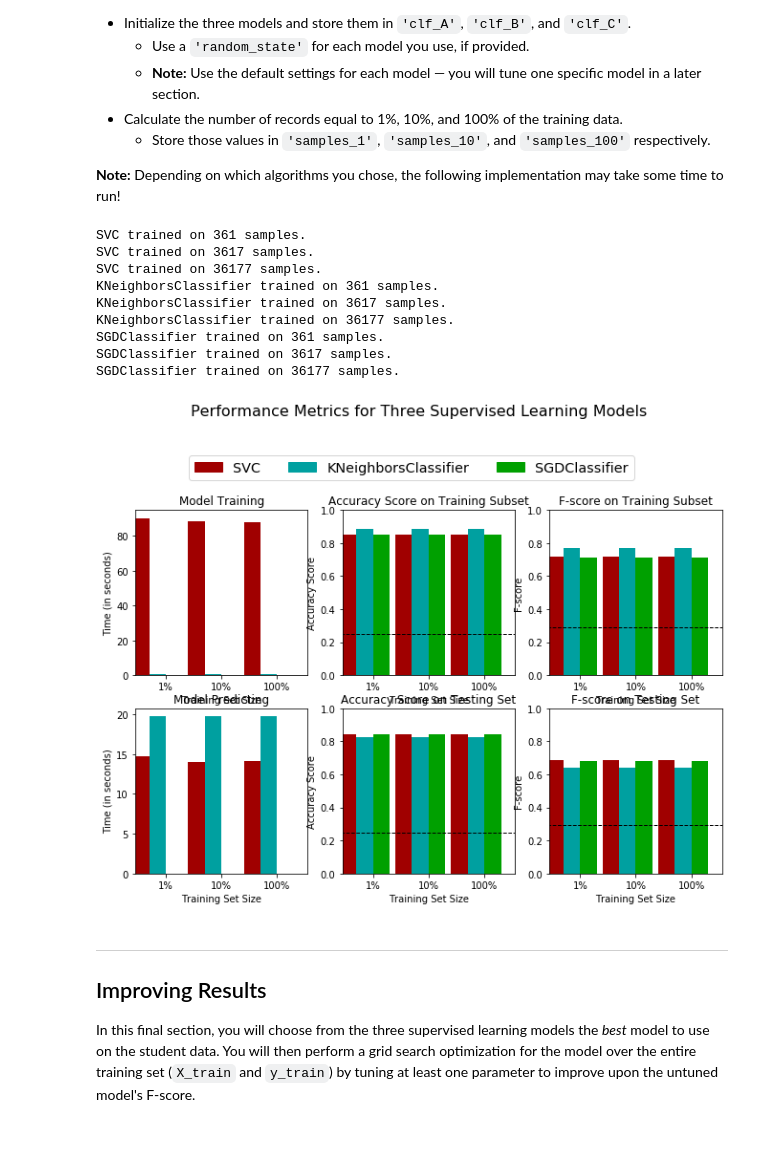
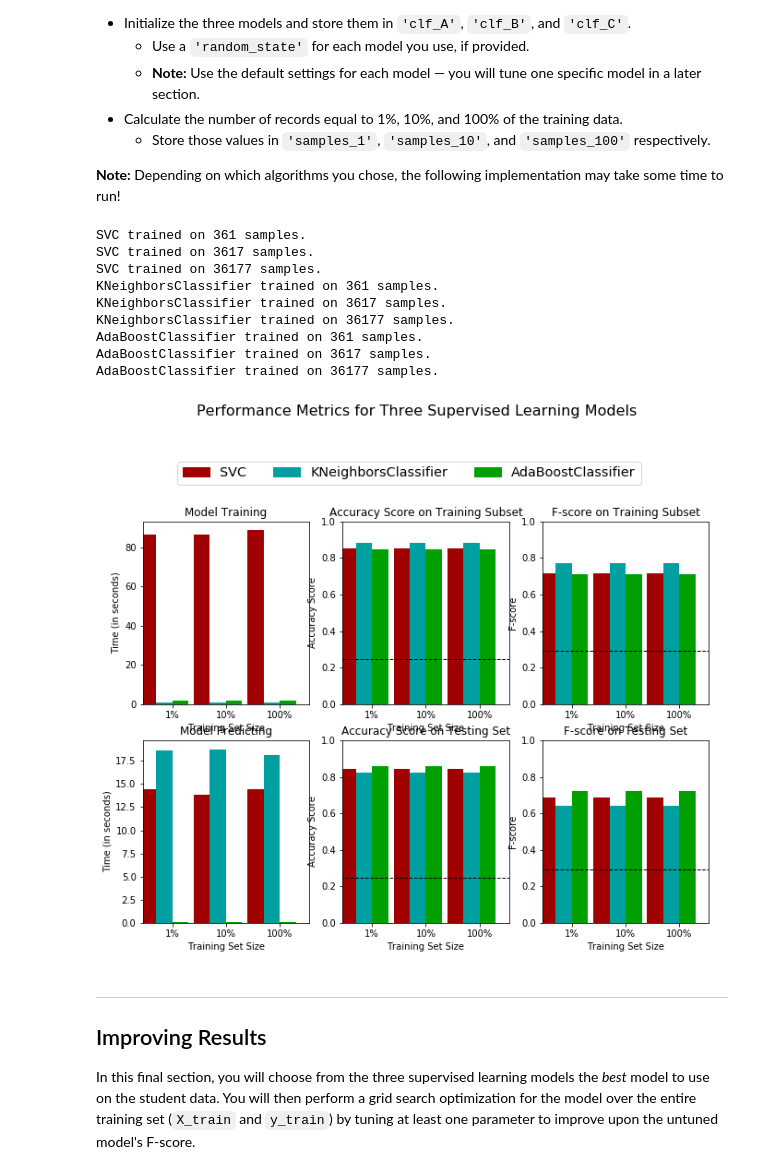
Before and after one commit to antran511/Finding-Donors-for-CharityML, a Jupyter notebook: finding_donors.ipynb, the cells around one changed output. Drawn from its saved outputs; the diff is of its cells as text; code cells hidden in the pictures; blank space fills up the shorter version.

```diff
--- a/finding_donors.ipynb
+++ b/finding_donors.ipynb
@@ -164,12 +178,13 @@ Additionally, as with the non-numeric features, we need to convert the non-numer
 features_final = pd.get_dummies(features_log_minmax_transform)
 
 # TODO: Encode the 'income_raw' data to numerical values
-income = income_raw.replace({'<=50K':0, '>50K':1})
+income = income_raw.apply(lambda x: 1 if x == ">50K" else 0)
+
 # Print the number of features after one-hot encoding
 encoded = list(features_final.columns)
 print("{} total features after one-hot encoding.".format(len(encoded)))
 
-# Uncomment the following line to see the encoded feature namesp
+# Uncomment the following line to see the encoded feature names
 print(encoded)
 # %% [output]
 103 total features after one-hot encoding.
@@ -437,42 +451,42 @@ In the code cell, you will need to implement the following:
 # %%
 # TODO: Import the three supervised learning models from sklearn
 from sklearn.svm import SVC
-from sklearn.linear_model import SGDClassifier
+from sklearn.ensemble import AdaBoostClassifier
 from sklearn.neighbors import KNeighborsClassifier
 # TODO: Initialize the three models
 clf_A = SVC( random_state = 5, gamma ='scale')
 clf_B = KNeighborsClassifier()
-clf_C = SGDClassifier(random_state = 5)
+clf_C = AdaBoostClassifier(random_state=5)
 
 # TODO: Calculate the number of samples for 1%, 10%, and 100% of the training data
 # HINT: samples_100 is the entire training set i.e. len(y_train)
 # HINT: samples_10 is 10% of samples_100 (ensure to set the count of the values to be `int` and not `float`)
 # HINT: samples_1 is 1% of samples_100 (ensure to set the count of the values to be `int` and not `float`)
 samples_100 = len(y_train)
 samples_10 = int(samples_100 * 0.1)
 samples_1 = int(samples_100 * 0.01)
 
 # Collect results on the learners
 results = {}
 for clf in [clf_A, clf_B, clf_C]:
     clf_name = clf.__class__.__name__
     results[clf_name] = {}
     for i, samples in enumerate([samples_1, samples_10, samples_100]):
         results[clf_name][i] = \
         train_predict(clf, samples, X_train, y_train, X_test, y_test)
 # Run metrics visualization for the three supervised learning models chosen
 vs.evaluate(results, accuracy, fscore)
 # %% [output]
 SVC trained on 361 samples.
 SVC trained on 3617 samples.
 SVC trained on 36177 samples.
 KNeighborsClassifier trained on 361 samples.
 KNeighborsClassifier trained on 3617 samples.
 KNeighborsClassifier trained on 36177 samples.
-SGDClassifier trained on 361 samples.
-SGDClassifier trained on 3617 samples.
-SGDClassifier trained on 36177 samples.
+AdaBoostClassifier trained on 361 samples.
+AdaBoostClassifier trained on 3617 samples.
+AdaBoostClassifier trained on 36177 samples.
-[figure, old version]
+[figure, new version]
 # %% [markdown]
 ----
 ## Improving Results
```
Also changed, not shown: parts of 18 cells of this notebook, 1 other file.
